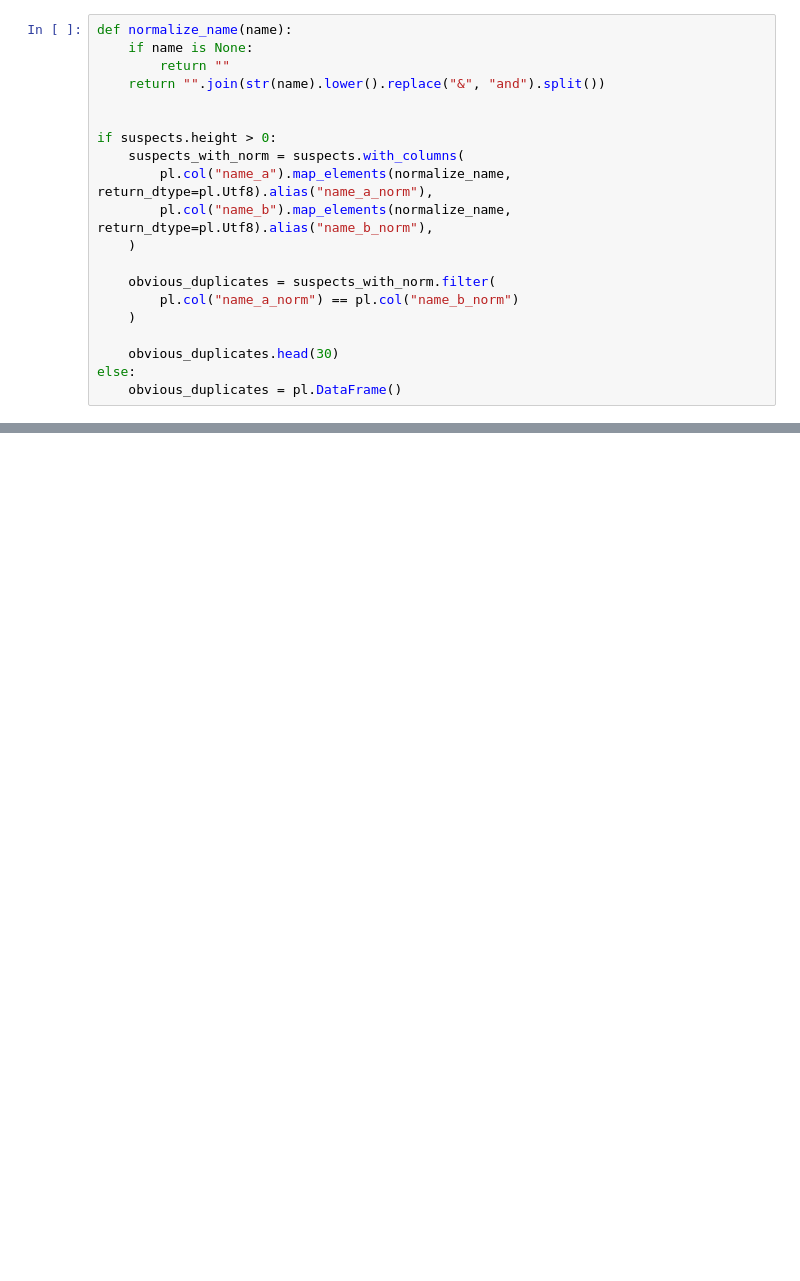
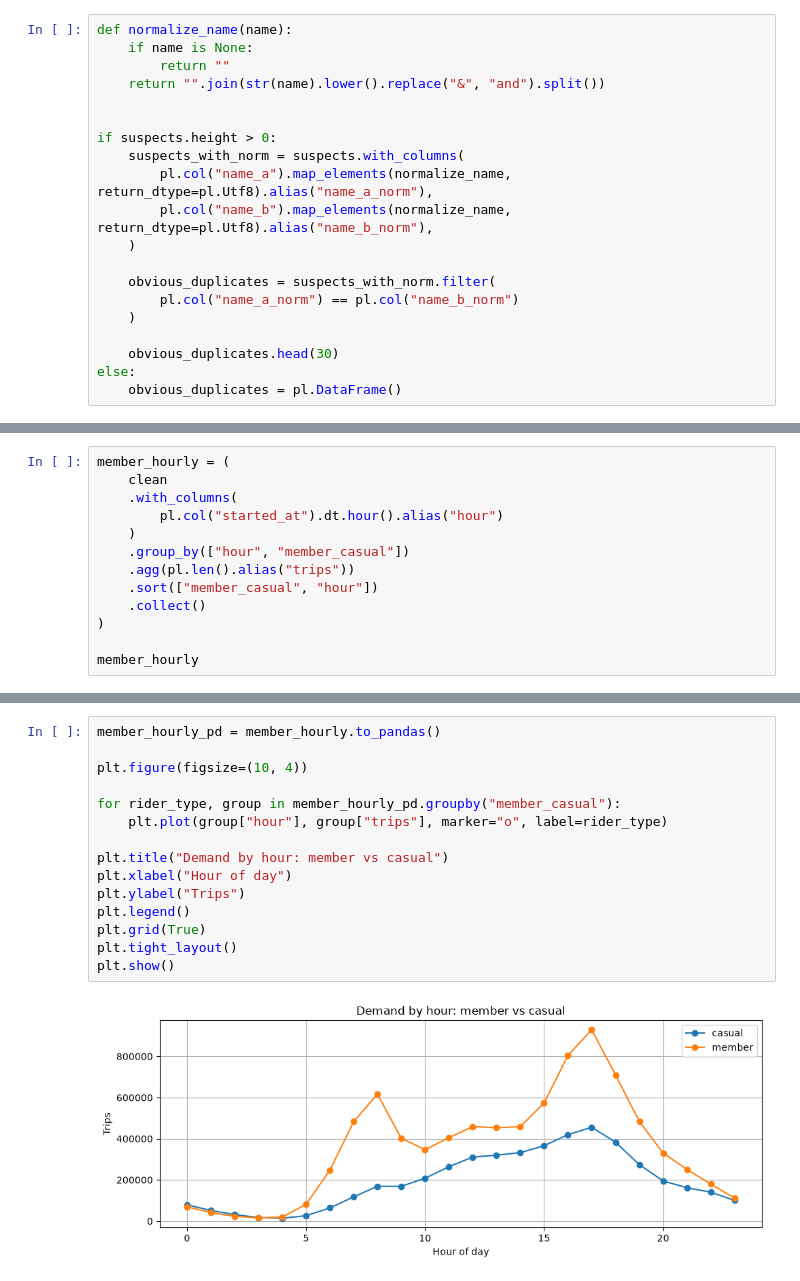
Before and after one commit to koshiroquoc/bikeshare-forecast, a Jupyter notebook: notebooks/01_eda.ipynb, the cells around one changed output, grey strips where cells are left out. Drawn from its saved outputs; the diff is of its cells as text; blank space fills up the shorter version.

```diff
--- a/notebooks/01_eda.ipynb
+++ b/notebooks/01_eda.ipynb
@@ -452,0 +640,13 @@ Conclusion: The station mapping was exported to `data/reference/station_mapping.
+# %%
+member_hourly = (
+    clean
+    .with_columns(
+        pl.col("started_at").dt.hour().alias("hour")
+    )
+    .group_by(["hour", "member_casual"])
+    .agg(pl.len().alias("trips"))
+    .sort(["member_casual", "hour"])
+    .collect()
+)
+
+member_hourly
@@ -452,0 +668,17 @@ Conclusion: The station mapping was exported to `data/reference/station_mapping.
+# %%
+member_hourly_pd = member_hourly.to_pandas()
+
+plt.figure(figsize=(10, 4))
+
+for rider_type, group in member_hourly_pd.groupby("member_casual"):
+    plt.plot(group["hour"], group["trips"], marker="o", label=rider_type)
+
+plt.title("Demand by hour: member vs casual")
+plt.xlabel("Hour of day")
+plt.ylabel("Trips")
+plt.legend()
+plt.grid(True)
+plt.tight_layout()
+plt.show()
+# %% [output]
+[figure, added]
```
Also changed, not shown: parts of 58 cells of this notebook, 3 other files.
